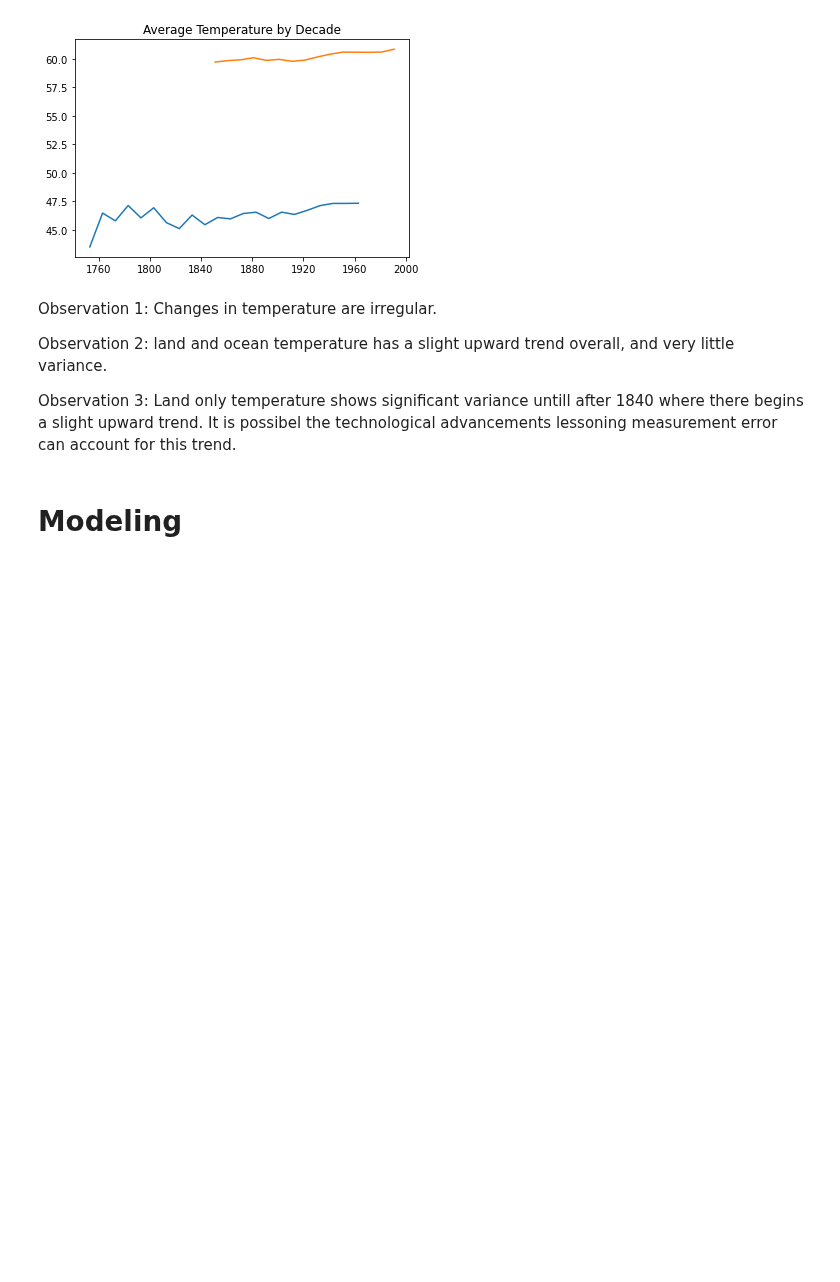
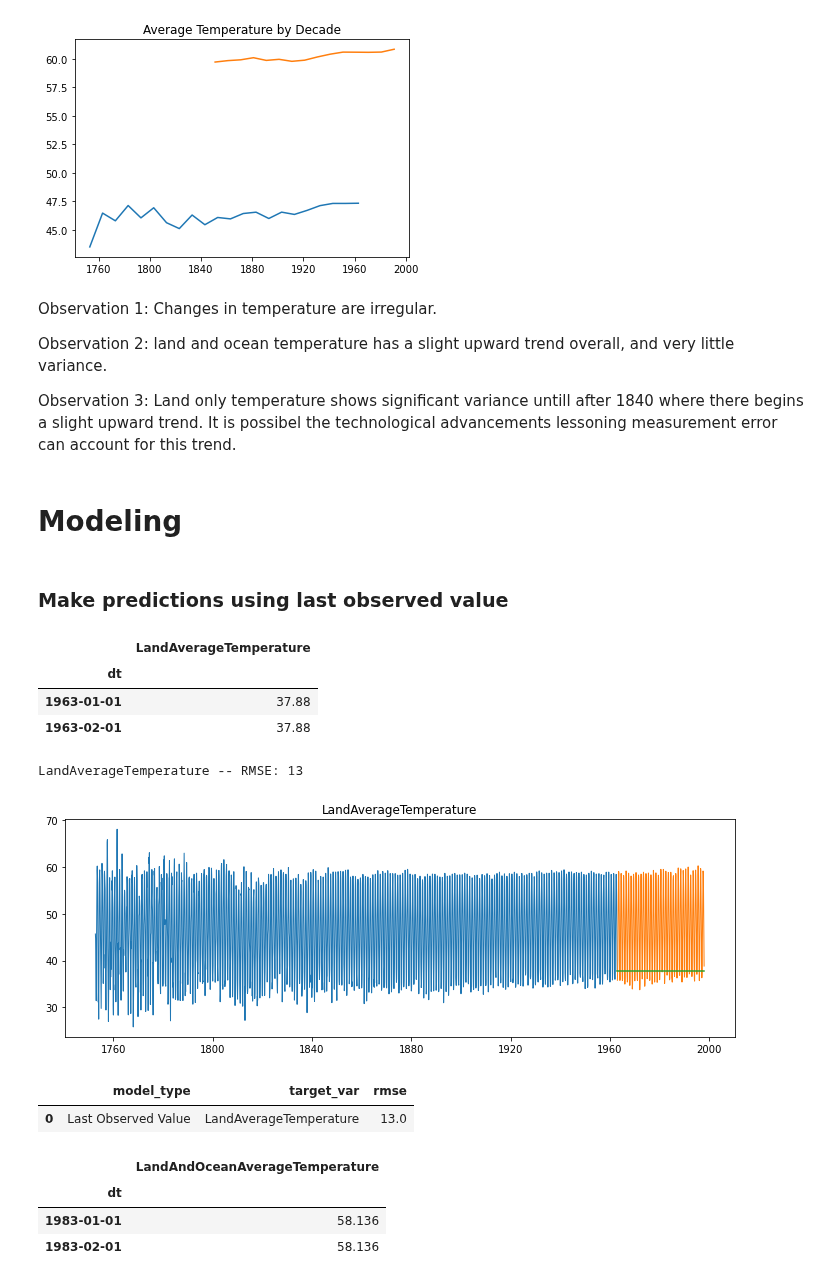
Before and after one commit to Johndsalas/earths_temperature_time_series, a Jupyter notebook: main_notebook.ipynb, the cells around one changed output. Cells and saved outputs as stored; diff of their text form; code cells hidden in the pictures; blank space fills up the shorter version.

Commit message:
added last observed value predictions

```diff
--- a/main_notebook.ipynb
+++ b/main_notebook.ipynb
@@ -292,3 +295,9 @@ Observation 2: land and ocean temperature has a slight upward trend overall, and
 Observation 3: Land only temperature shows significant variance untill after 1840 where there begins a slight upward trend. It is possibel the technological advancements lessoning measurement error can account for this trend.
 # %% [markdown]
 # Modeling
+# %%
+# evaluation function to compute rmse
+
+def evaluate_land(target_var):
+    rmse = round(sqrt(mean_squared_error(validate_land[target_var], yhat_land_df[target_var])), 0)
+    return rmse
@@ -294,0 +310,11 @@ Observation 3: Land only temperature shows significant variance untill after 184
+# %%
+# plot and evaluate
+def plot_and_eval_land(target_var):
+    plt.figure(figsize = (12,4))
+    plt.plot(train_land[target_var], label = 'Train', linewidth = 1)
+    plt.plot(validate_land[target_var], label = 'Validate', linewidth = 1)
+    plt.plot(yhat_land_df[target_var])
+    plt.title(target_var)
+    rmse = evaluate_land(target_var)
+    print(target_var, '-- RMSE: {:.0f}'.format(rmse))
+    plt.show()
@@ -294,0 +352,34 @@ Observation 3: Land only temperature shows significant variance untill after 184
+# %% [markdown]
+### Make predictions using last observed value
+# %%
+temps = train_land['LandAverageTemperature'][-1:][0]
+
+yhat_land_df = pd.DataFrame({'LandAverageTemperature': [temps]}, index = validate_land.index)
+
+yhat_land_df.head(2)
+# %% [output]
+|  | LandAverageTemperature |
+| dt |  |
+| 1963-01-01 | 37.88 |
+| 1963-02-01 | 37.88 |
+# %%
+plot_and_eval_land('LandAverageTemperature')
+# %% [output]
+LandAverageTemperature -- RMSE: 13
+[figure, added]
+# %%
+append_eval_df_land('Last Observed Value', 'LandAverageTemperature')
+# %% [output]
+|  | model_type | target_var | rmse |
+| 0 | Last Observed Value | LandAverageTemperature | 13.0 |
+# %%
+temps = train_ocean['LandAndOceanAverageTemperature'][-1:][0]
+
+yhat_ocean_df = pd.DataFrame({'LandAndOceanAverageTemperature': [temps]}, index = validate_ocean.index)
+
+yhat_ocean_df.head(2)
+# %% [output]
+|  | LandAndOceanAverageTemperature |
+| dt |  |
+| 1983-01-01 | 58.136 |
+| 1983-02-01 | 58.136 |
```
Also changed, not shown: parts of 8 cells of this notebook.
